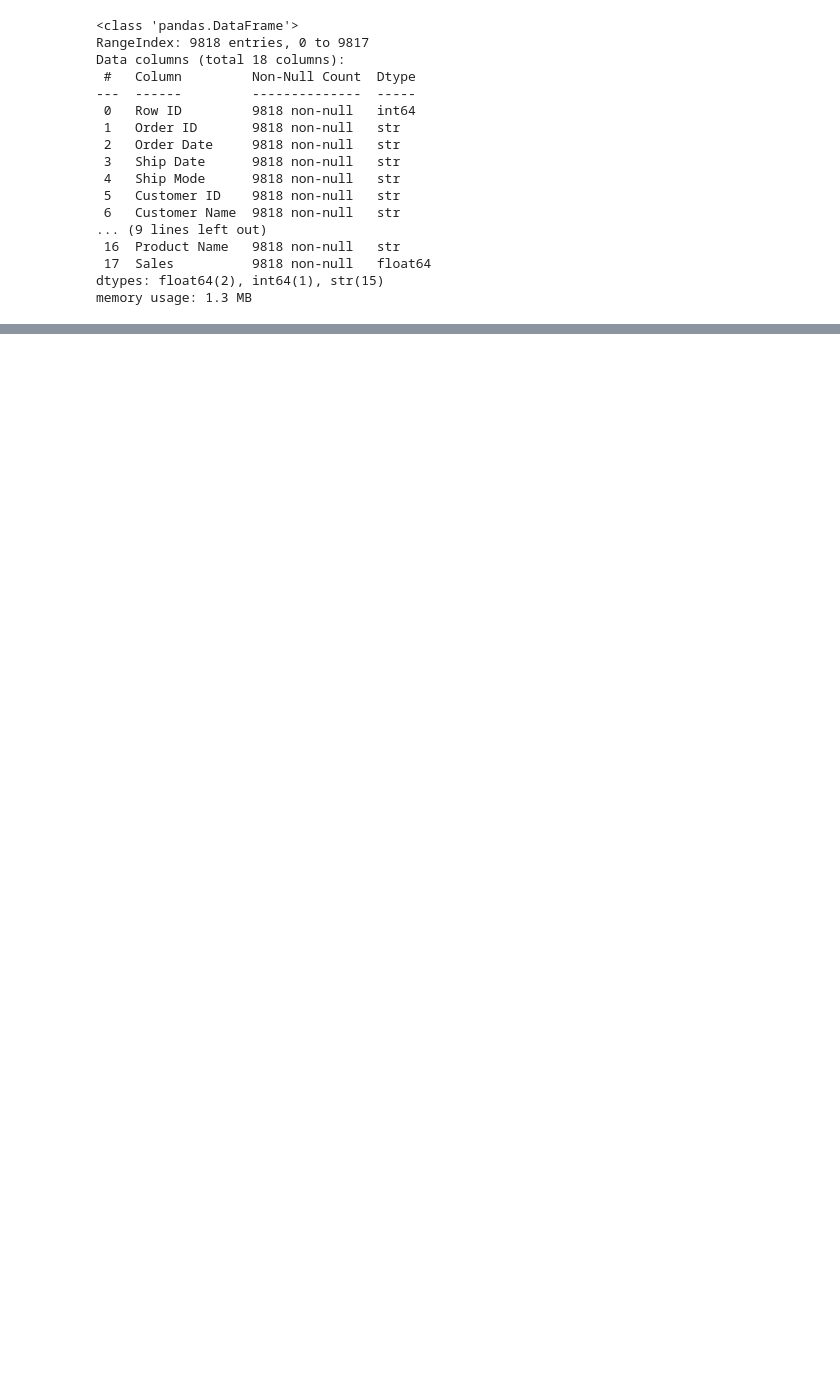
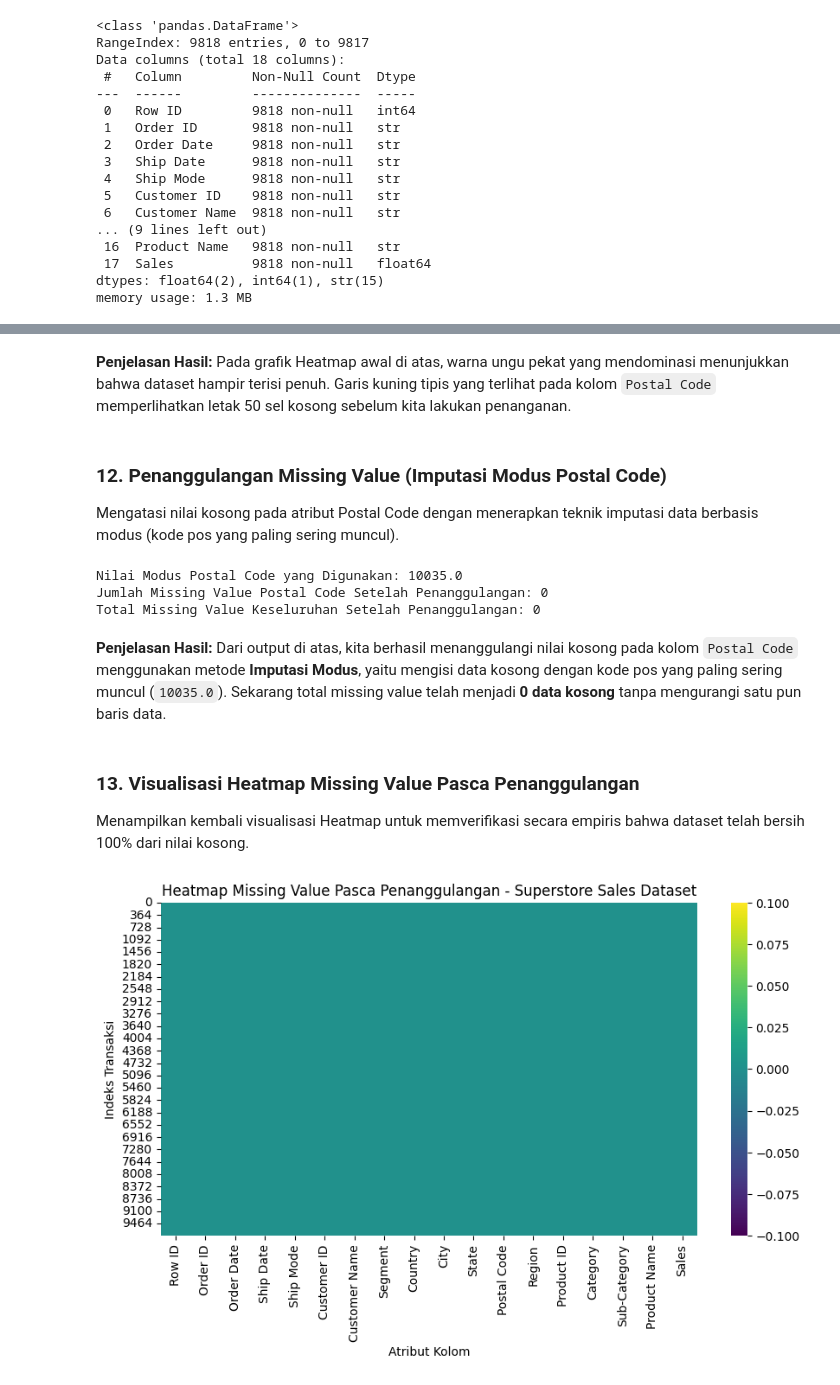
Before and after one commit to Firdaus1802/data-preprocessing, a Jupyter notebook: 04_Superstore_Sales/superstore_sales_preprocessing.ipynb, the cells around one changed output, grey strips where cells are left out. Cells and saved outputs as stored; diff of their text form; code cells hidden in the pictures; blank space fills up the shorter version.

```diff
--- a/04_Superstore_Sales/superstore_sales_preprocessing.ipynb
+++ b/04_Superstore_Sales/superstore_sales_preprocessing.ipynb
@@ -298,0 +177,32 @@ outlier[['Order ID', 'Customer Name', 'Category', 'Product Name', 'Sales']].sort
+# %% [markdown]
+**Penjelasan Hasil:**
+Pada grafik Heatmap awal di atas, warna ungu pekat yang mendominasi menunjukkan bahwa dataset hampir terisi penuh. Garis kuning tipis yang terlihat pada kolom `Postal Code` memperlihatkan letak 50 sel kosong sebelum kita lakukan penanganan.
+# %% [markdown]
+### 12. Penanggulangan Missing Value (Imputasi Modus Postal Code)
+Mengatasi nilai kosong pada atribut Postal Code dengan menerapkan teknik imputasi data berbasis modus (kode pos yang paling sering muncul).
+# %%
+modus_postal = df['Postal Code'].mode()[0]
+df['Postal Code'] = df['Postal Code'].fillna(modus_postal)
+
+print(f"Nilai Modus Postal Code yang Digunakan: {modus_postal}")
+print("Jumlah Missing Value Postal Code Setelah Penanggulangan:", df['Postal Code'].isnull().sum())
+print("Total Missing Value Keseluruhan Setelah Penanggulangan:", df.isnull().sum().sum())
+# %% [output]
+Nilai Modus Postal Code yang Digunakan: 10035.0
+Jumlah Missing Value Postal Code Setelah Penanggulangan: 0
+Total Missing Value Keseluruhan Setelah Penanggulangan: 0
+# %% [markdown]
+**Penjelasan Hasil:**
+Dari output di atas, kita berhasil menanggulangi nilai kosong pada kolom `Postal Code` menggunakan metode **Imputasi Modus**, yaitu mengisi data kosong dengan kode pos yang paling sering muncul (`10035.0`). Sekarang total missing value telah menjadi **0 data kosong** tanpa mengurangi satu pun baris data.
+# %% [markdown]
+### 13. Visualisasi Heatmap Missing Value Pasca Penanggulangan
+Menampilkan kembali visualisasi Heatmap untuk memverifikasi secara empiris bahwa dataset telah bersih 100% dari nilai kosong.
+# %%
+plt.figure(figsize=(10, 5))
+sns.heatmap(df.isnull(), cbar=True, cmap='viridis')
+plt.title('Heatmap Missing Value Pasca Penanggulangan - Superstore Sales Dataset')
+plt.xlabel('Atribut Kolom')
+plt.ylabel('Indeks Transaksi')
+plt.show()
+# %% [output]
+[figure, added]
```
Also changed, not shown: parts of 118 cells of this notebook.
